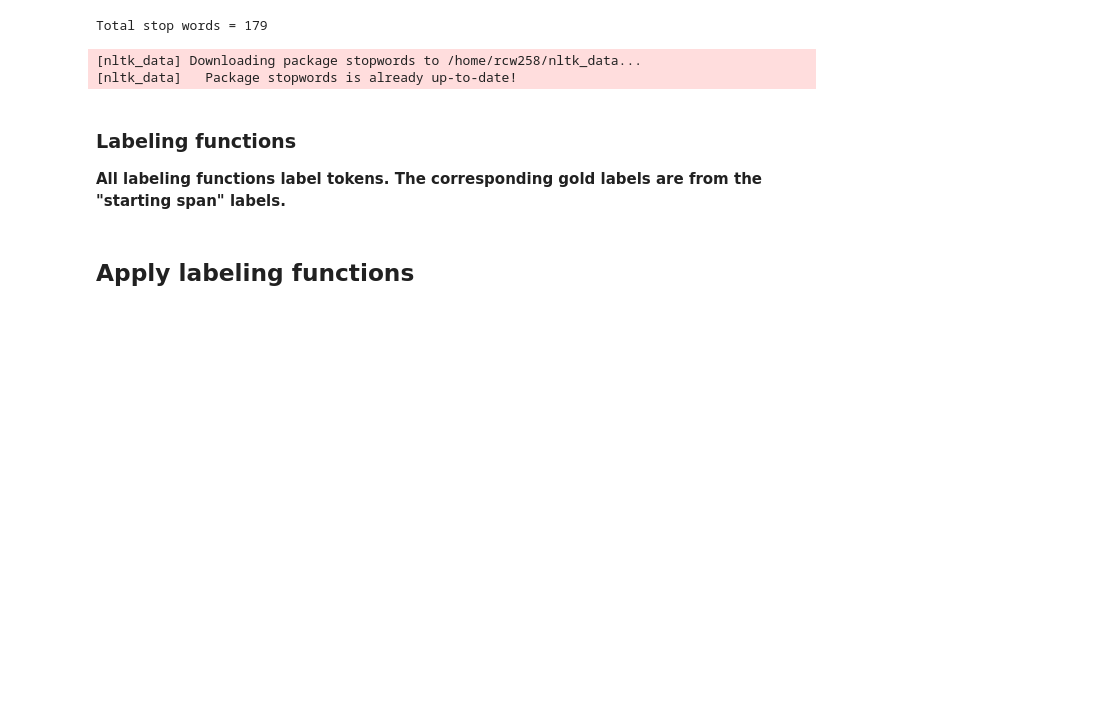
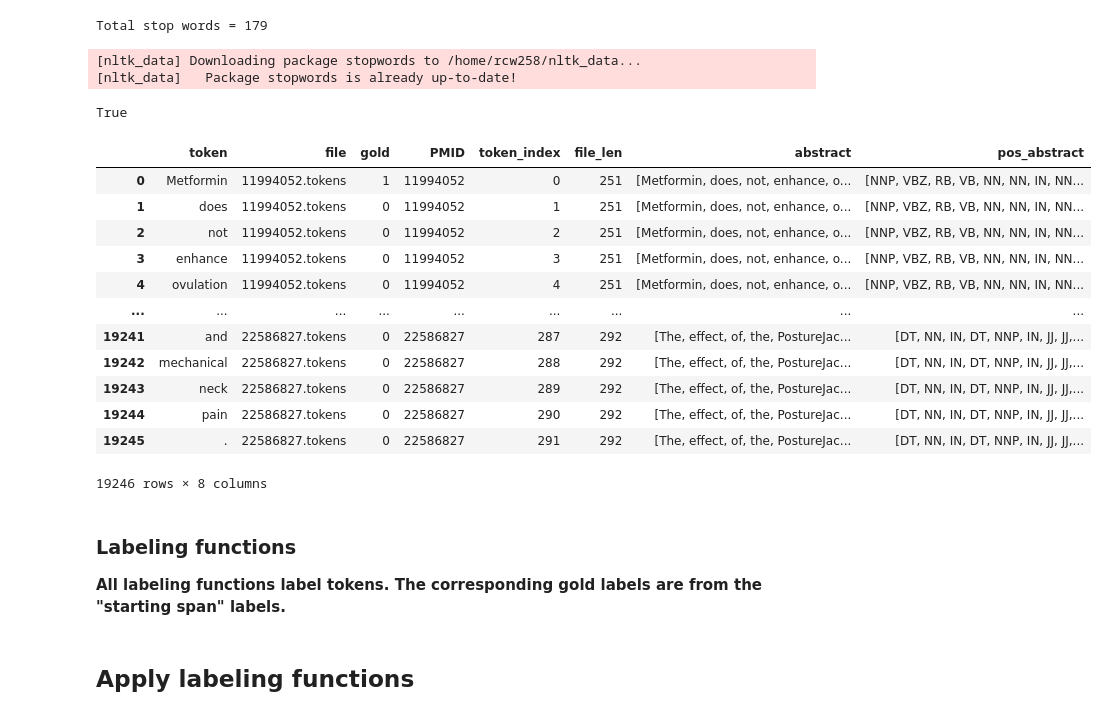
Before and after one commit to rwang258/nlp-pico-snorkel, a Jupyter notebook: snorkel_dev.ipynb, the cells around one changed output. Drawn from its saved outputs; the diff is of its cells as text; code cells hidden in the pictures; blank space fills up the shorter version.

```diff
--- a/snorkel_dev.ipynb
+++ b/snorkel_dev.ipynb
@@ -125,6 +125,26 @@ print("Total stop words =", len(stop_words))
 Total stop words = 179
 [nltk_data] Downloading package stopwords to /home/rcw258/nltk_data...
 [nltk_data]   Package stopwords is already up-to-date!
+# %%
+'metformin' in first_sentence_file['11994052.tokens']
+# %% [output]
+True
+# %%
+df_dev
+# %% [output]
+|  | token | file | gold | PMID | token_index | file_len | abstract | pos_abstract |
+| 0 | Metformin | 11994052.tokens | 1 | 11994052 | 0 | 251 | [Metformin, does, not, enhance, o... | [NNP, VBZ, RB, VB, NN, NN, IN, NN... |
+| 1 | does | 11994052.tokens | 0 | 11994052 | 1 | 251 | [Metformin, does, not, enhance, o... | [NNP, VBZ, RB, VB, NN, NN, IN, NN... |
+| 2 | not | 11994052.tokens | 0 | 11994052 | 2 | 251 | [Metformin, does, not, enhance, o... | [NNP, VBZ, RB, VB, NN, NN, IN, NN... |
+| 3 | enhance | 11994052.tokens | 0 | 11994052 | 3 | 251 | [Metformin, does, not, enhance, o... | [NNP, VBZ, RB, VB, NN, NN, IN, NN... |
+| 4 | ovulation | 11994052.tokens | 0 | 11994052 | 4 | 251 | [Metformin, does, not, enhance, o... | [NNP, VBZ, RB, VB, NN, NN, IN, NN... |
+| ... | ... | ... | ... | ... | ... | ... | ... | ... |
+| 19241 | and | 22586827.tokens | 0 | 22586827 | 287 | 292 | [The, effect, of, the, PostureJac... | [DT, NN, IN, DT, NNP, IN, JJ, JJ,... |
+| 19242 | mechanical | 22586827.tokens | 0 | 22586827 | 288 | 292 | [The, effect, of, the, PostureJac... | [DT, NN, IN, DT, NNP, IN, JJ, JJ,... |
+| 19243 | neck | 22586827.tokens | 0 | 22586827 | 289 | 292 | [The, effect, of, the, PostureJac... | [DT, NN, IN, DT, NNP, IN, JJ, JJ,... |
+| 19244 | pain | 22586827.tokens | 0 | 22586827 | 290 | 292 | [The, effect, of, the, PostureJac... | [DT, NN, IN, DT, NNP, IN, JJ, JJ,... |
+| 19245 | . | 22586827.tokens | 0 | 22586827 | 291 | 292 | [The, effect, of, the, PostureJac... | [DT, NN, IN, DT, NNP, IN, JJ, JJ,... |
+19246 rows × 8 columns
 # %% [markdown]
 ### Labeling functions
 **All labeling functions label tokens. The corresponding gold labels are from the "starting span" labels.**
```
Also changed, not shown: parts of 5 cells of this notebook.
